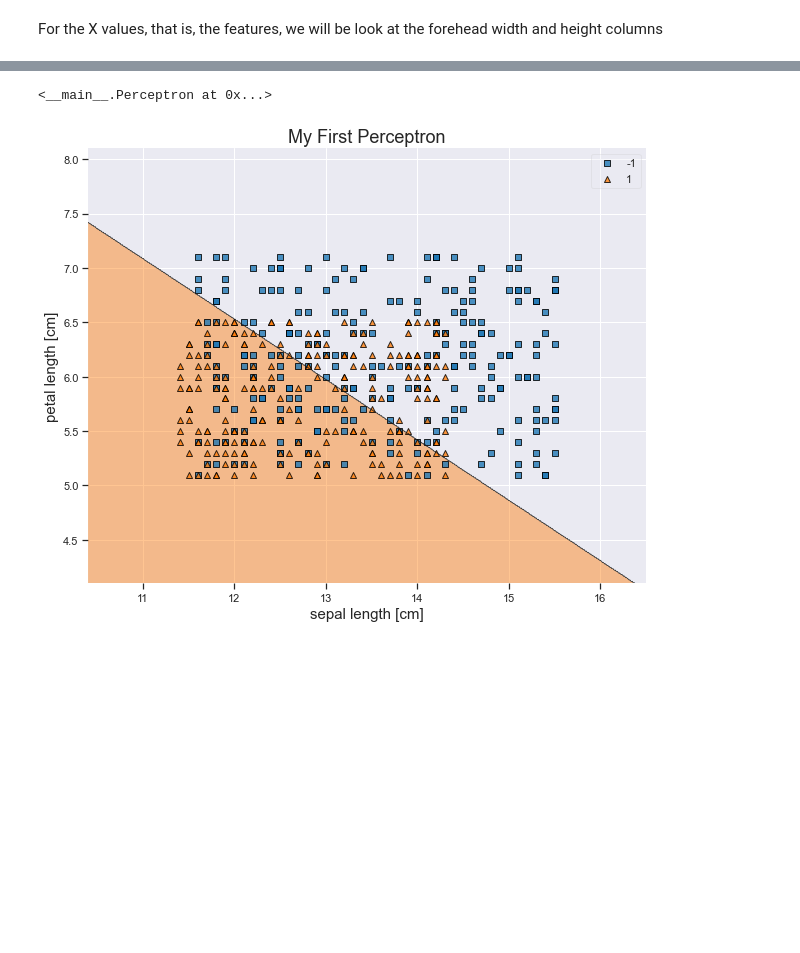
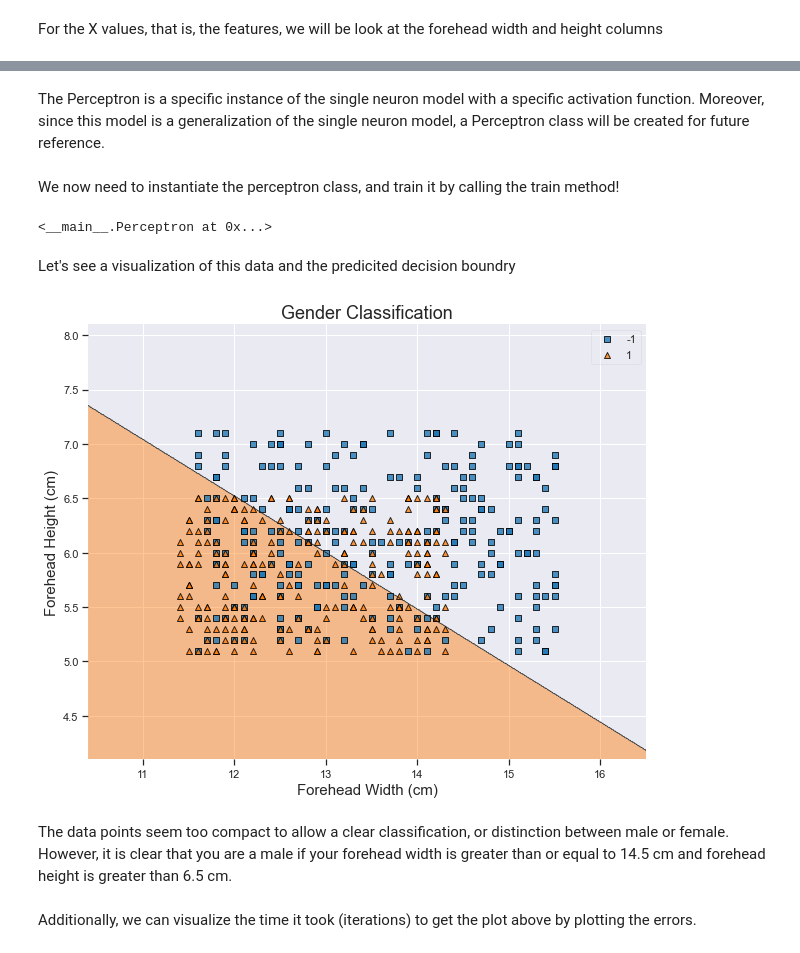
Before and after one commit to rjxgonzalez/INDE_577_Data-Science-and-Machine-Learning-, a Jupyter notebook: Supervised Learning/Classification/Perceptron/Perceptron.ipynb, the cells around one changed output, grey strips where cells are left out. Drawn from its saved outputs; the diff is of its cells as text; code cells hidden in the pictures; blank space fills up the shorter version.

```diff
--- a/Supervised Learning/Classification/Perceptron/Perceptron.ipynb
+++ b/Supervised Learning/Classification/Perceptron/Perceptron.ipynb
@@ -104,6 +86,8 @@ array([[11.8,  6.1],
+# %% [markdown]
+The Perceptron is a specific instance of the single neuron model with a specific activation function. Moreover, since this model is a generalization of the single neuron model, a Perceptron class will be created for future reference.
 # %%
 class Perceptron(object):
-    def __init__(self, epochs = 50): # method used for intialization of data member (self and epochs)
+    def __init__(self, epochs = 50): # method used for intialization of data member(s). In this case, self and epochs
         self.epochs = epochs
 
     def train(self, X, y):           # training method
@@ -115,7 +99,7 @@ class Perceptron(object):
 
             errors = 0               # counter for the errors during each epoch
 
-            for xi, target in zip(X, y):                    # pairing the X (feature vector) with cooresponding y (label)
+            for x_i, target in zip(X, y):                   # pairing the X (feature vector) with cooresponding y (label)
                 update = 0.5 * (self.predict(x_i) - target) # this is 1/2(y_hat - y)
                 self.weights[:-1] -= update * x_i           # w = w - 1/2(y_hat - y)x_i
                 self.weights[-1] -= update                  # b = b - 1/2(y_hat - y)
@@ -133,4 +117,6 @@ class Perceptron(object):
 
     def predict(self, X): # predict method
         return np.where(self.net_input(X) >= 0.0, 1, -1) # wherever the weighted sum is >= 0, return 1, otherwise -1
+# %% [markdown]
+We now need to instantiate the perceptron class, and train it by calling the train method!
 # %%
@@ -142,14 +126,20 @@ percep.train(X, y)
 # %% [output]
 <__main__.Perceptron at 0x...>
+# %% [markdown]
+Let's see a visualization of this data and the predicited decision boundry
 # %%
 plt.figure(figsize = (10, 8))
 plot_decision_regions(X, y, clf = percep)
-plt.title("My First Perceptron", fontsize = 18)
-plt.xlabel("sepal length [cm]", fontsize = 15)
-plt.ylabel("petal length [cm]", fontsize = 15)
+plt.title("Gender Classification", fontsize = 18)
+plt.xlabel("Forehead Width (cm)", fontsize = 15)
+plt.ylabel("Forehead Height (cm)", fontsize = 15)
 plt.show()
 # %% [output]
-[figure, old version]
+[figure, new version]
+# %% [markdown]
+The data points seem too compact to allow a clear classification, or distinction between male or female. However, it is clear that you are a male if your forehead width is greater than or equal to 14.5 cm and forehead height is greater than 6.5 cm.
+# %% [markdown]
+Additionally, we can visualize the time it took (iterations) to get the plot above by plotting the errors.
 # %%
 plt.figure(figsize = (10, 8))
 plt.plot(range(1, len(percep.errors_)+1), percep.errors_,
```
Also changed, not shown: parts of 5 cells of this notebook.
